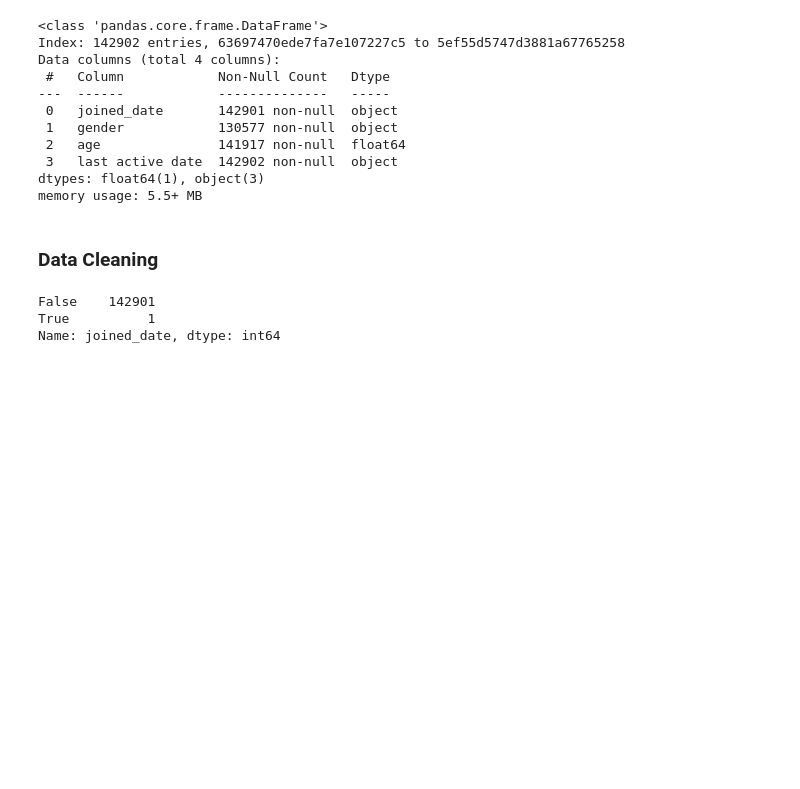
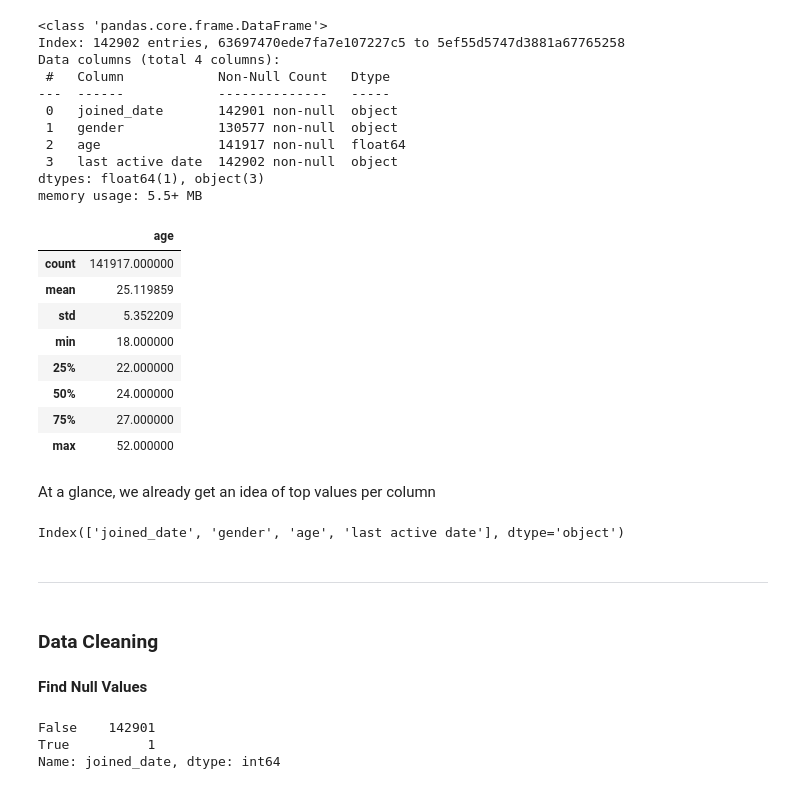
Before and after one commit to ronaldonyango/us-accidents-eda, a Jupyter notebook: churnAnalysis.ipynb, the cells around one changed output. Drawn from its saved outputs; the diff is of its cells as text; code cells hidden in the pictures; blank space fills up the shorter version.

```diff
--- a/churnAnalysis.ipynb
+++ b/churnAnalysis.ipynb
@@ -51,8 +43,30 @@ Data columns (total 4 columns):
  3   last active date  142902 non-null  object
 dtypes: float64(1), object(3)
 memory usage: 5.5+ MB
+# %%
+df.describe()
+# %% [output]
+|  | age |
+| count | 141917.000000 |
+| mean | 25.119859 |
+| std | 5.352209 |
+| min | 18.000000 |
+| 25% | 22.000000 |
+| 50% | 24.000000 |
+| 75% | 27.000000 |
+| max | 52.000000 |
+# %% [markdown]
+<span style='font-family:"Roboto"'> At a glance, we already get an idea of top values per column
+# %%
+df.columns
+# %% [output]
+Index(['joined_date', 'gender', 'age', 'last active date'], dtype='object')
+# %% [markdown]
+***
 # %% [markdown]
-### Data Cleaning
+### <span style='font-family:"Roboto"'>**Data Cleaning**
+# %% [markdown]
+<span style='font-family:"Roboto"'> **Find Null Values**
 # %%
 df['joined_date'].isna().value_counts()
 # %% [output]
```
Also changed, not shown: parts of 52 cells of this notebook.
